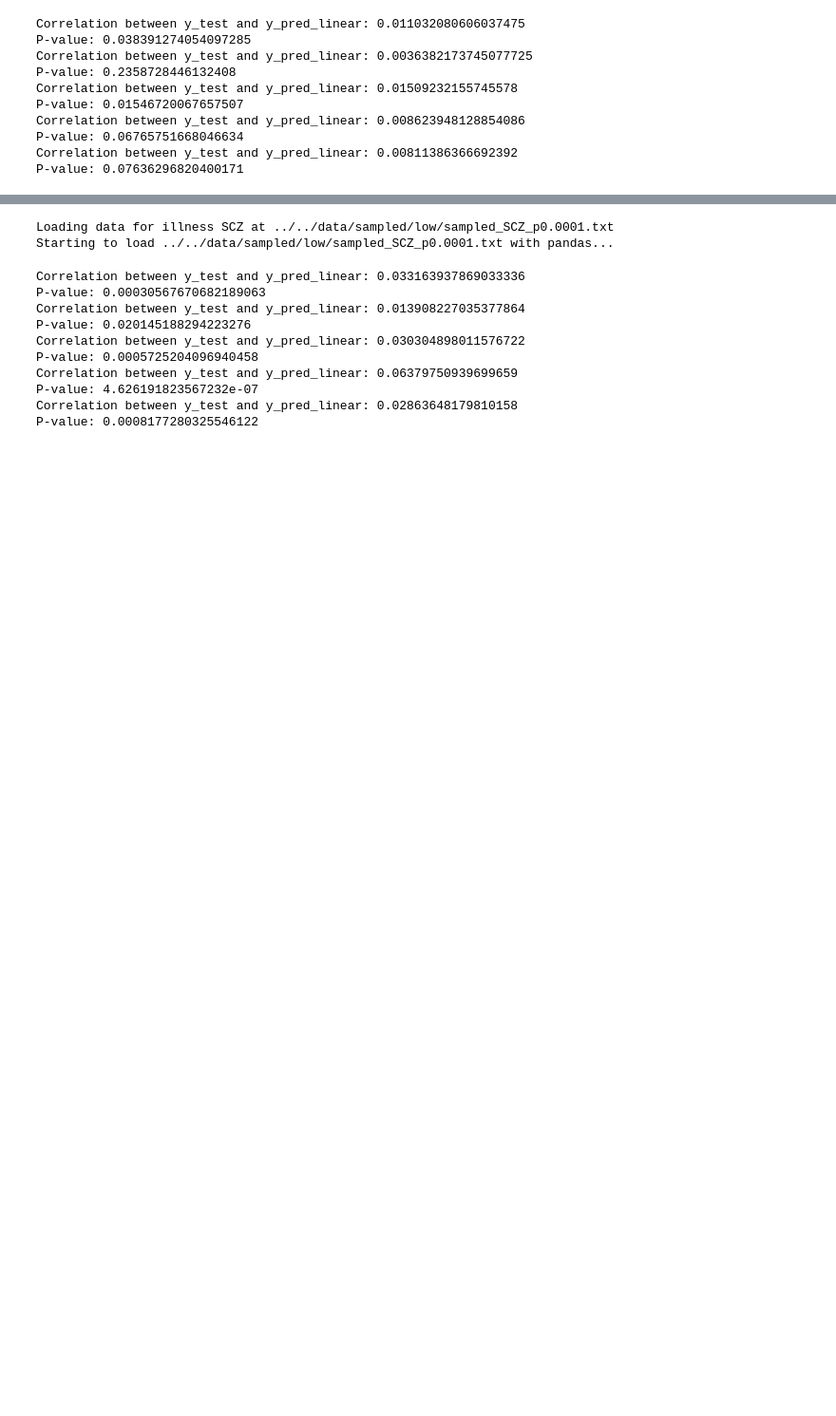
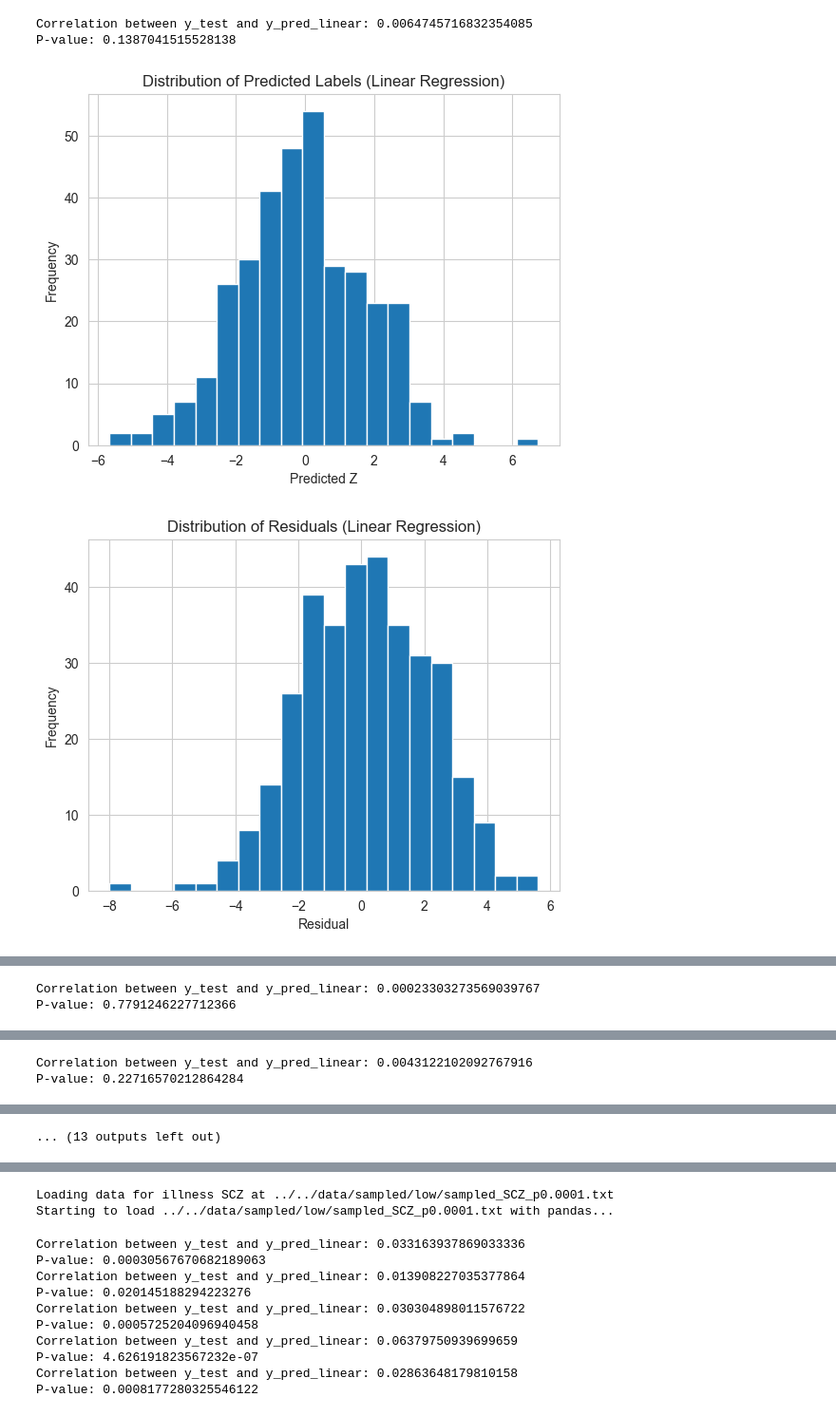
Before and after one commit to LeonAckermann/ml-genetics4psychiatry, a Jupyter notebook: scripts/schizophrenia/linearRegression.ipynb, the cells around one changed output, grey strips where cells are left out. Shown at 95% size. Cells and saved outputs as stored; diff of their text form; code cells hidden in the pictures; blank space fills up the shorter version.

```diff
--- a/scripts/schizophrenia/linearRegression.ipynb
+++ b/scripts/schizophrenia/linearRegression.ipynb
@@ -50,42 +96,76 @@ plt.show()
 # %%
 # sample from two different normal distributions with different means and variances
 import numpy as np
 import matplotlib.pyplot as plt
 from sklearn.mixture import GaussianMixture
 from sklearn.preprocessing import StandardScaler
 from sklearn.model_selection import KFold, train_test_split
 
 
 from sklearn.linear_model import LinearRegression
 from scipy.stats import pearsonr, spearmanr
 
+
+
 # implement cross validation with 5 folds
 kf = KFold(n_splits=5, shuffle=True, random_state=42)
 for train_index, test_index in kf.split(X):
     X_train, X_test = X[train_index], X[test_index]
     y_train, y_test = y[train_index], y[test_index]
 
     # scale the features
     scaler = StandardScaler()
-    X_train_scaled = scaler.fit_transform(X_train)
-    X_test_scaled = scaler.transform(X_test)
+    X_train = scaler.fit_transform(X_train)
+    X_test = scaler.transform(X_test)
+
+    # scale the y values
+    y_scaler = StandardScaler()
+    y_train = y_scaler.fit_transform(y_train)
+    y_test = y_scaler.transform(y_test)
 
     linear = LinearRegression()
-    linear.fit(X_train_scaled, y_train)
-    y_pred_linear = linear.predict(X_test_scaled)
+    linear.fit(X_train, y_train)
+    y_pred_linear = linear.predict(X_test)
 
     # correlation between y_test and y_pred_linear
     correlation_linear, p_value = pearsonr(y_test.flatten(), y_pred_linear.flatten())
     print(f"Correlation between y_test and y_pred_linear: {correlation_linear**2}")
     print(f"P-value: {p_value}")
+
+    # print the distribution of y_pred_linear
+    plt.hist(y_pred_linear, bins=20)
+    plt.title("Distribution of Predicted Labels (Linear Regression)")
+    plt.xlabel("Predicted Z")
+    plt.ylabel("Frequency")
+    plt.show()
+
+    # print distribution of residuals
+    residuals = y_test.flatten() - y_pred_linear.flatten()
+    plt.hist(residuals, bins=20)
+    plt.title("Distribution of Residuals (Linear Regression)")
+    plt.xlabel("Residual")
+    plt.ylabel("Frequency")
+    plt.show()
+
+
+    # print scatter of residuals vs predicted values
+    plt.scatter(y_pred_linear, residuals)
+    plt.title("Residuals vs Predicted Values (Linear Regression)")
+    plt.xlabel("Predicted Z")
+    plt.ylabel("Residual")
+    plt.show()
+
+    # create qq plot of residuals
+    import scipy.stats as stats
+    import matplotlib.pyplot as plt
+    import seaborn as sns
+    sns.set_style("whitegrid")
+    plt.figure(figsize=(8, 6))
+    stats.probplot(residuals.flatten(), dist="norm", plot=plt)
+    plt.title("QQ Plot of Residuals - Linear Regression")
+    plt.show()
 # %% [output]
-Correlation between y_test and y_pred_linear: 0.011032080606037475
-P-value: 0.038391274054097285
-Correlation between y_test and y_pred_linear: 0.0036382173745077725
-P-value: 0.2358728446132408
-Correlation between y_test and y_pred_linear: 0.01509232155745578
-P-value: 0.01546720067657507
-Correlation between y_test and y_pred_linear: 0.008623948128854086
-P-value: 0.06765751668046634
-Correlation between y_test and y_pred_linear: 0.00811386366692392
-P-value: 0.07636296820400171
+Correlation between y_test and y_pred_linear: 0.0064745716832354085
+P-value: 0.1387041515528138
+[figure, added]
+[figure, added]
@@ -91,0 +174,2 @@ P-value: 0.07636296820400171
+Correlation between y_test and y_pred_linear: 0.00023303273569039767
+P-value: 0.7791246227712366
@@ -91,0 +180,2 @@ P-value: 0.07636296820400171
+Correlation between y_test and y_pred_linear: 0.0043122102092767916
+P-value: 0.22716570212864284
@@ -91,0 +183 @@ P-value: 0.07636296820400171
+... (13 outputs left out)
```
Also changed, not shown: parts of 15 cells of this notebook, 9 other files.
